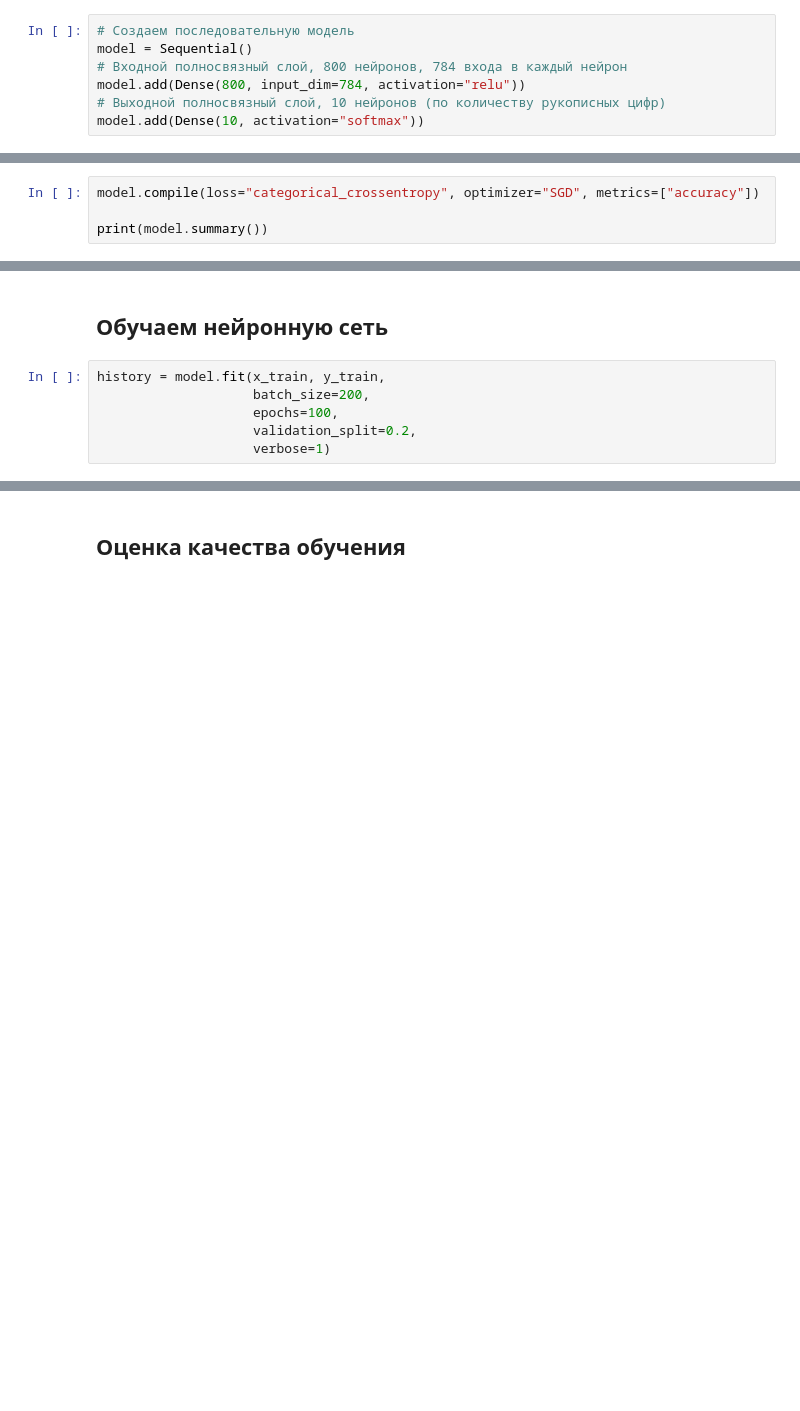
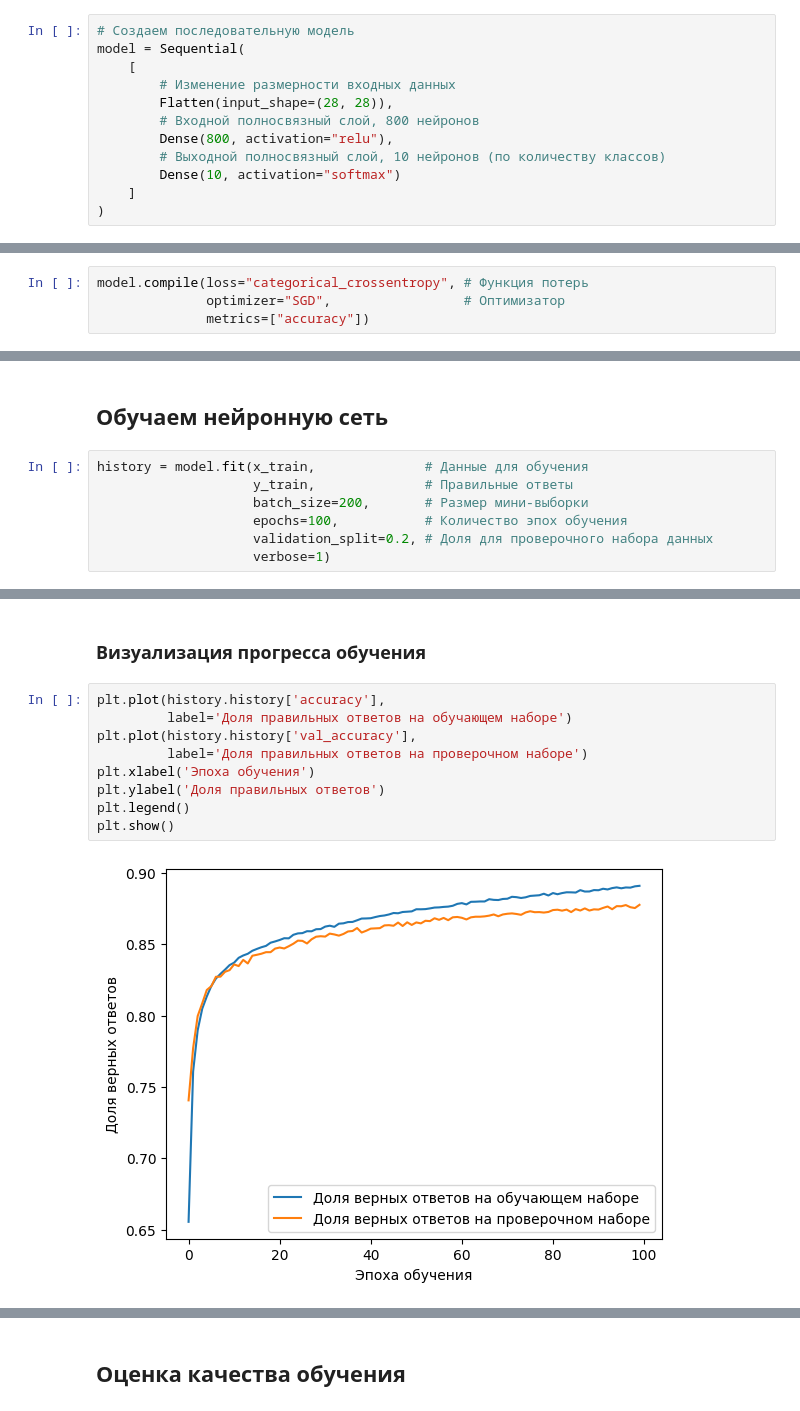
Before and after one commit to sozykin/dlpython_course, a Jupyter notebook: introduction/fashion_mnist_prevent_overfitting.ipynb, the cells around one changed output, grey strips where cells are left out. Saved outputs shown, nothing was run; the diff lists cells and outputs as text; blank space fills up the shorter version.

```diff
--- a/introduction/fashion_mnist_prevent_overfitting.ipynb
+++ b/introduction/fashion_mnist_prevent_overfitting.ipynb
@@ -78,14 +72,19 @@ print(y_train[n])
 **Создаем последовательную модель**
 # %%
 # Создаем последовательную модель
-model = Sequential()
-# Входной полносвязный слой, 800 нейронов, 784 входа в каждый нейрон
-model.add(Dense(800, input_dim=784, activation="relu"))
-# Выходной полносвязный слой, 10 нейронов (по количеству рукописных цифр)
-model.add(Dense(10, activation="softmax"))
+model = Sequential(
+    [
+        # Изменение размерности входных данных
+        Flatten(input_shape=(28, 28)),
+        # Входной полносвязный слой, 800 нейронов
+        Dense(800, activation="relu"),
+        # Выходной полносвязный слой, 10 нейронов (по количеству классов)
+        Dense(10, activation="softmax")
+    ]
+)
 # %% [markdown]
 **Компилируем сеть**
 # %%
-model.compile(loss="categorical_crossentropy", optimizer="SGD", metrics=["accuracy"])
-
-print(model.summary())
+model.compile(loss="categorical_crossentropy", # Функция потерь
+              optimizer="SGD",                 # Оптимизатор
+              metrics=["accuracy"])
@@ -105,9 +107,10 @@ None
 # %% [markdown]
 ## Обучаем нейронную сеть
 # %%
-history = model.fit(x_train, y_train,
-                    batch_size=200,
-                    epochs=100,
-                    validation_split=0.2,
+history = model.fit(x_train,              # Данные для обучения
+                    y_train,              # Правильные ответы
+                    batch_size=200,       # Размер мини-выборки
+                    epochs=100,           # Количество эпох обучения
+                    validation_split=0.2, # Доля для проверочного набора данных
                     verbose=1)
 # %% [output]
@@ -130,0 +134,13 @@ Epoch 100/100
+# %% [markdown]
+### Визуализация прогресса обучения
+# %%
+plt.plot(history.history['accuracy'],
+         label='Доля правильных ответов на обучающем наборе')
+plt.plot(history.history['val_accuracy'],
+         label='Доля правильных ответов на проверочном наборе')
+plt.xlabel('Эпоха обучения')
+plt.ylabel('Доля правильных ответов')
+plt.legend()
+plt.show()
+# %% [output]
+[figure, added]
```
Also changed, not shown: parts of 14 cells of this notebook.
